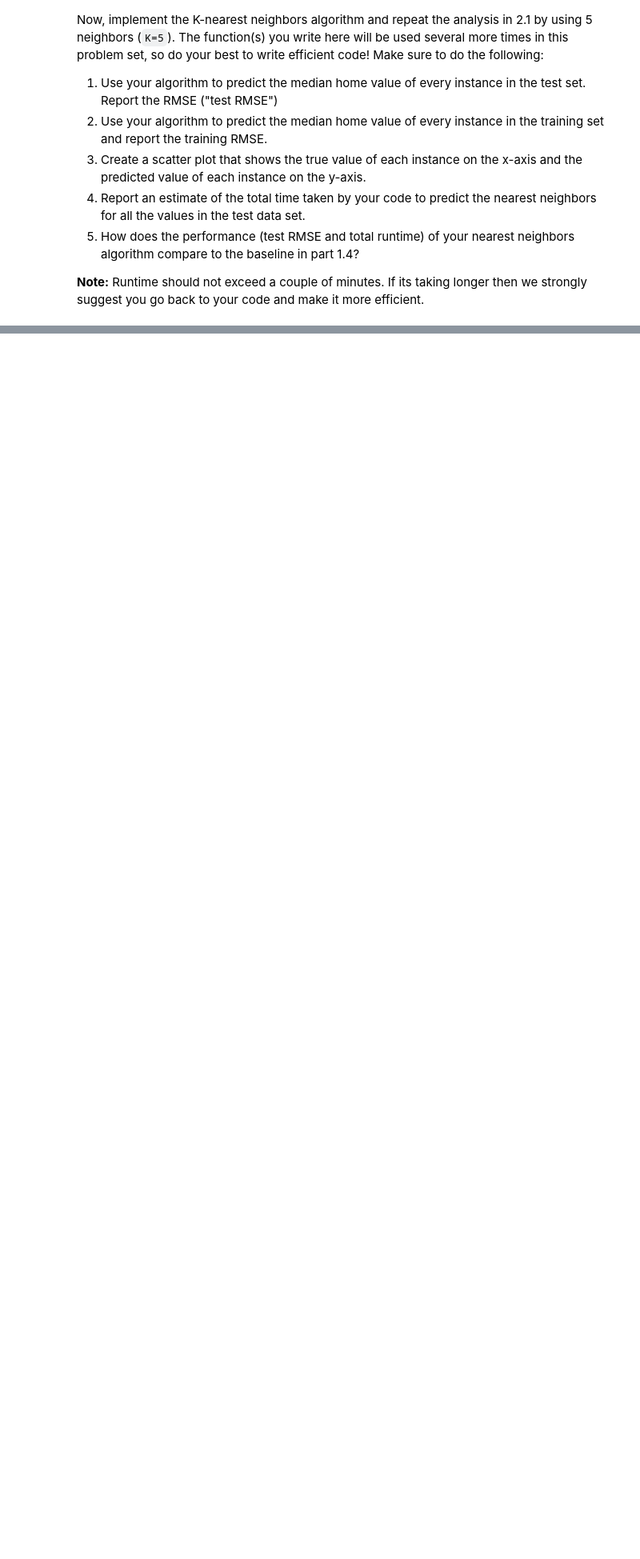
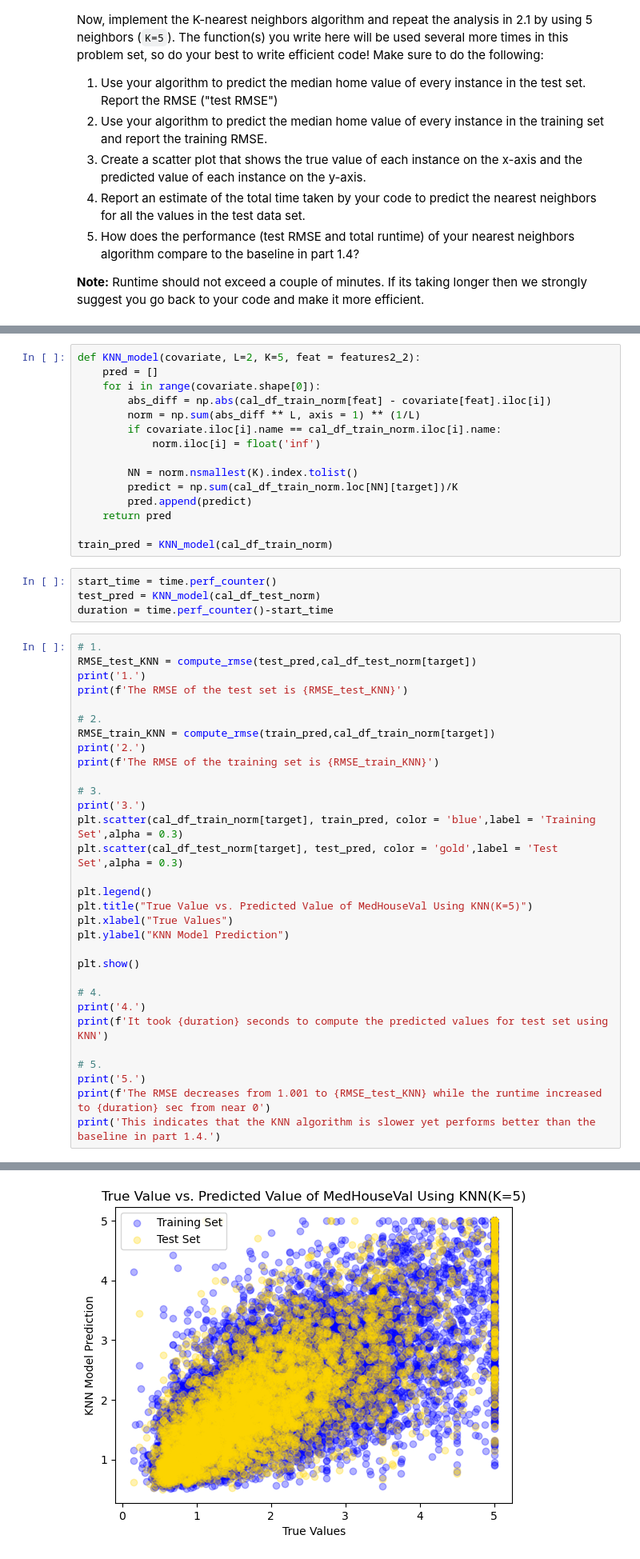
Before and after one commit to yilinn-117/INFO251, a Jupyter notebook: PS/Ni_Yilin_PS3.ipynb, the cells around one changed output, grey strips where cells are left out. Shown at 80% size. Cells and saved outputs as stored; diff of their text form; blank space fills up the shorter version.

```diff
--- a/PS/Ni_Yilin_PS3.ipynb
+++ b/PS/Ni_Yilin_PS3.ipynb
@@ -223,0 +477,51 @@ Now, implement the K-nearest neighbors algorithm and repeat the analysis in 2.1
+# %%
+def KNN_model(covariate, L=2, K=5, feat = features2_2):
+    pred = []
+    for i in range(covariate.shape[0]):
+        abs_diff = np.abs(cal_df_train_norm[feat] - covariate[feat].iloc[i])
+        norm = np.sum(abs_diff ** L, axis = 1) ** (1/L)
+        if covariate.iloc[i].name == cal_df_train_norm.iloc[i].name:
+            norm.iloc[i] = float('inf')
+
+        NN = norm.nsmallest(K).index.tolist()
+        predict = np.sum(cal_df_train_norm.loc[NN][target])/K
+        pred.append(predict)
+    return pred
+
+train_pred = KNN_model(cal_df_train_norm)
+# %%
+start_time = time.perf_counter()
+test_pred = KNN_model(cal_df_test_norm)
+duration = time.perf_counter()-start_time
+# %%
+# 1.
+RMSE_test_KNN = compute_rmse(test_pred,cal_df_test_norm[target])
+print('1.')
+print(f'The RMSE of the test set is {RMSE_test_KNN}')
+
+# 2.
+RMSE_train_KNN = compute_rmse(train_pred,cal_df_train_norm[target])
+print('2.')
+print(f'The RMSE of the training set is {RMSE_train_KNN}')
+
+# 3.
+print('3.')
+plt.scatter(cal_df_train_norm[target], train_pred, color = 'blue',label = 'Training Set',alpha = 0.3)
+plt.scatter(cal_df_test_norm[target], test_pred, color = 'gold',label = 'Test Set',alpha = 0.3)
+
+plt.legend()
+plt.title("True Value vs. Predicted Value of MedHouseVal Using KNN(K=5)")
+plt.xlabel("True Values")
+plt.ylabel("KNN Model Prediction")
+
+plt.show()
+
+# 4.
+print('4.')
+print(f'It took {duration} seconds to compute the predicted values for test set using KNN')
+
+# 5.
+print('5.')
+print(f'The RMSE decreases from 1.001 to {RMSE_test_KNN} while the runtime increased to {duration} sec from near 0')
+print('This indicates that the KNN algorithm is slower yet performs better than the baseline in part 1.4.')
+# %% [output]
@@ -223,0 +533 @@ Now, implement the K-nearest neighbors algorithm and repeat the analysis in 2.1
+[figure, added]
```
Also changed, not shown: parts of 54 cells of this notebook.
